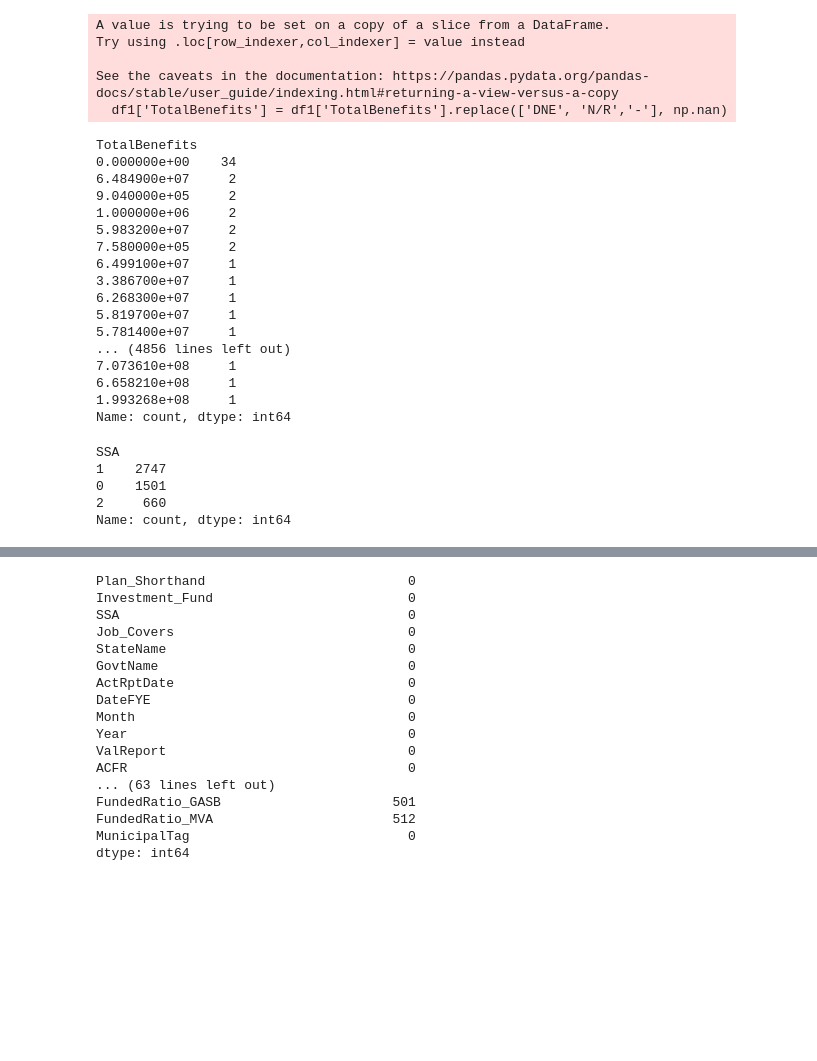
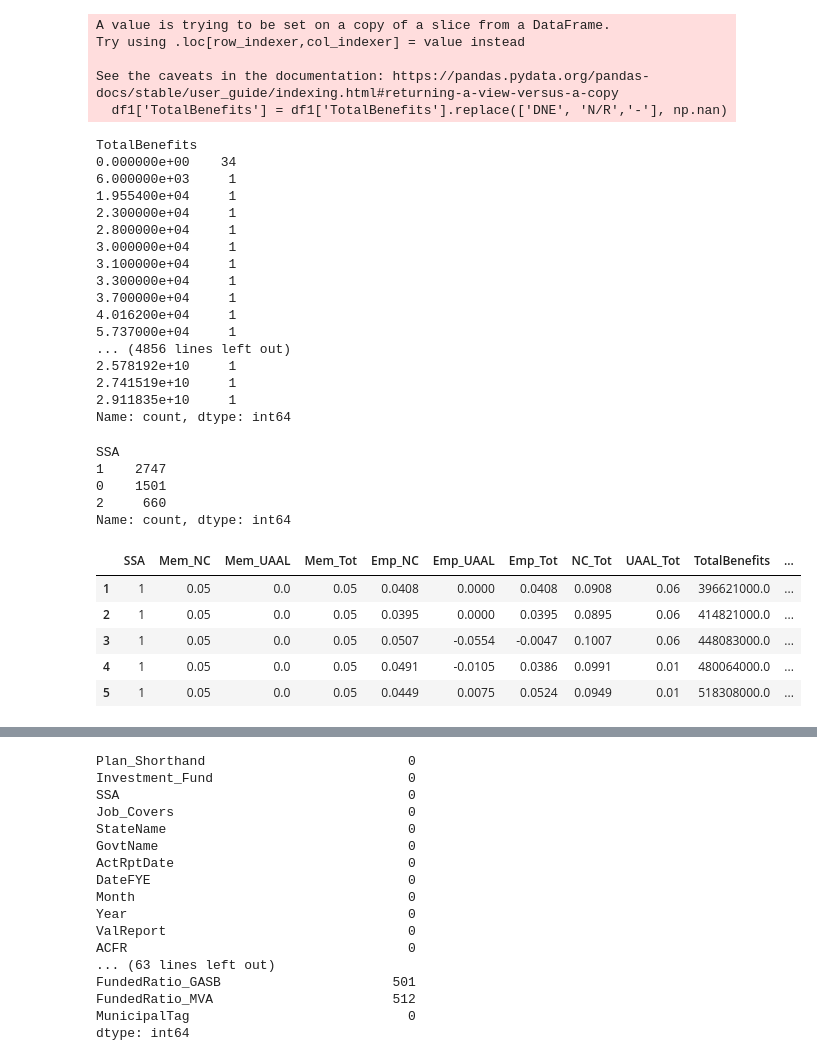
Before and after one commit to saeel-g/EquableInsights_DBFinance, a Jupyter notebook: regression.ipynb, the cells around one changed output, grey strips where cells are left out. Drawn from its saved outputs; the diff is of its cells as text; code cells hidden in the pictures; blank space fills up the shorter version.

```diff
--- a/regression.ipynb
+++ b/regression.ipynb
@@ -343,24 +343,24 @@ df1['BeneficiariesTotal'] = df1['BeneficiariesTotal'].replace(['DNE', 'N/R','-']
 df1=df1.dropna()
 df1['BeneficiariesTotal']= pd.to_numeric(df['BeneficiariesTotal'], errors='coerce')
 # %%
-df1['TotalBenefits'].value_counts()
+df1['TotalBenefits'].value_counts().sort_index()
 # %% [output]
 TotalBenefits
 0.000000e+00    34
-6.484900e+07     2
-9.040000e+05     2
-1.000000e+06     2
-5.983200e+07     2
-7.580000e+05     2
-6.499100e+07     1
-3.386700e+07     1
-6.268300e+07     1
-5.819700e+07     1
-5.781400e+07     1
+6.000000e+03     1
+1.955400e+04     1
+2.300000e+04     1
+2.800000e+04     1
+3.000000e+04     1
+3.100000e+04     1
+3.300000e+04     1
+3.700000e+04     1
+4.016200e+04     1
+5.737000e+04     1
 ... (4856 lines left out)
-7.073610e+08     1
-6.658210e+08     1
-1.993268e+08     1
+2.578192e+10     1
+2.741519e+10     1
+2.911835e+10     1
 Name: count, dtype: int64
 # %%
 df1['SSA'] = df1['SSA'].replace(['Yes'], 1)
@@ -373,6 +373,16 @@ SSA
 0    1501
 2     660
 Name: count, dtype: int64
+# %%
+df1['BenefitsPerPerson'] = df1['TotalBenefits'] / df1['BeneficiariesTotal']
+df1.head()
+# %% [output]
+|  | SSA | Mem_NC | Mem_UAAL | Mem_Tot | Emp_NC | Emp_UAAL | Emp_Tot | NC_Tot | UAAL_Tot | TotalBenefits | ... |
+| 1 | 1 | 0.05 | 0.0 | 0.05 | 0.0408 | 0.0000 | 0.0408 | 0.0908 | 0.06 | 396621000.0 | ... |
+| 2 | 1 | 0.05 | 0.0 | 0.05 | 0.0395 | 0.0000 | 0.0395 | 0.0895 | 0.06 | 414821000.0 | ... |
+| 3 | 1 | 0.05 | 0.0 | 0.05 | 0.0507 | -0.0554 | -0.0047 | 0.1007 | 0.06 | 448083000.0 | ... |
+| 4 | 1 | 0.05 | 0.0 | 0.05 | 0.0491 | -0.0105 | 0.0386 | 0.0991 | 0.01 | 480064000.0 | ... |
+| 5 | 1 | 0.05 | 0.0 | 0.05 | 0.0449 | 0.0075 | 0.0524 | 0.0949 | 0.01 | 518308000.0 | ... |
 # %%
 df1.dtypes
 # %% [output]
```
Also changed, not shown: parts of 3 cells of this notebook, 2 other files.
